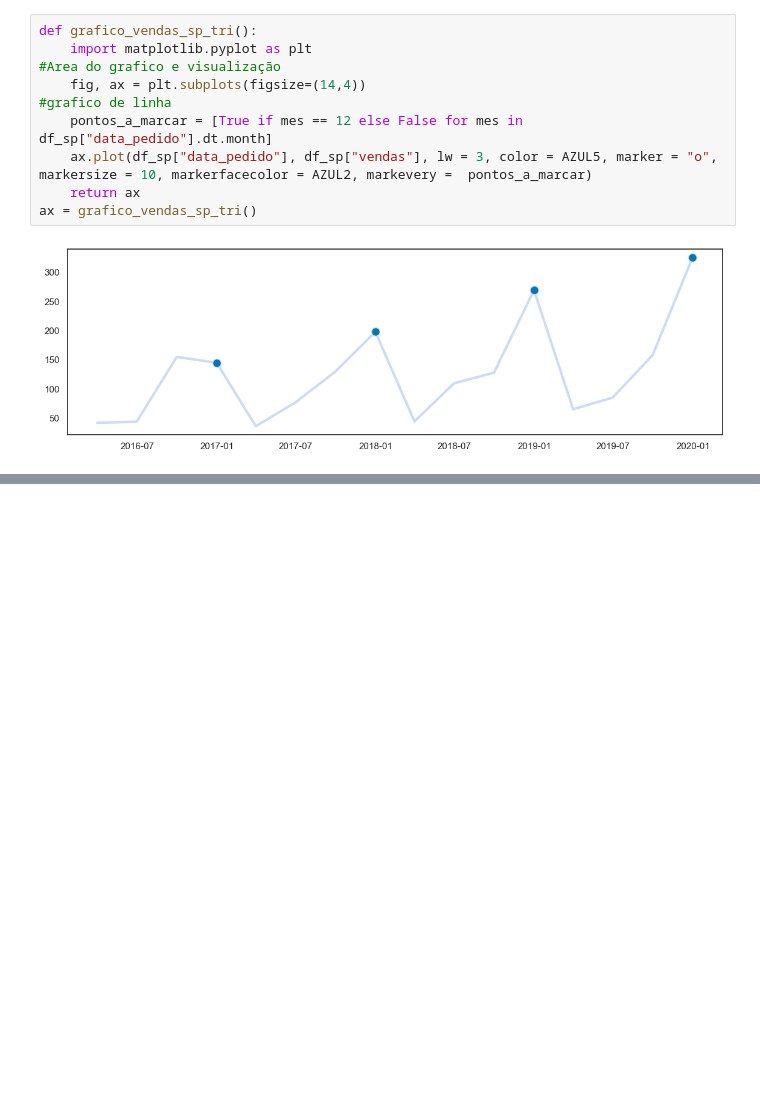
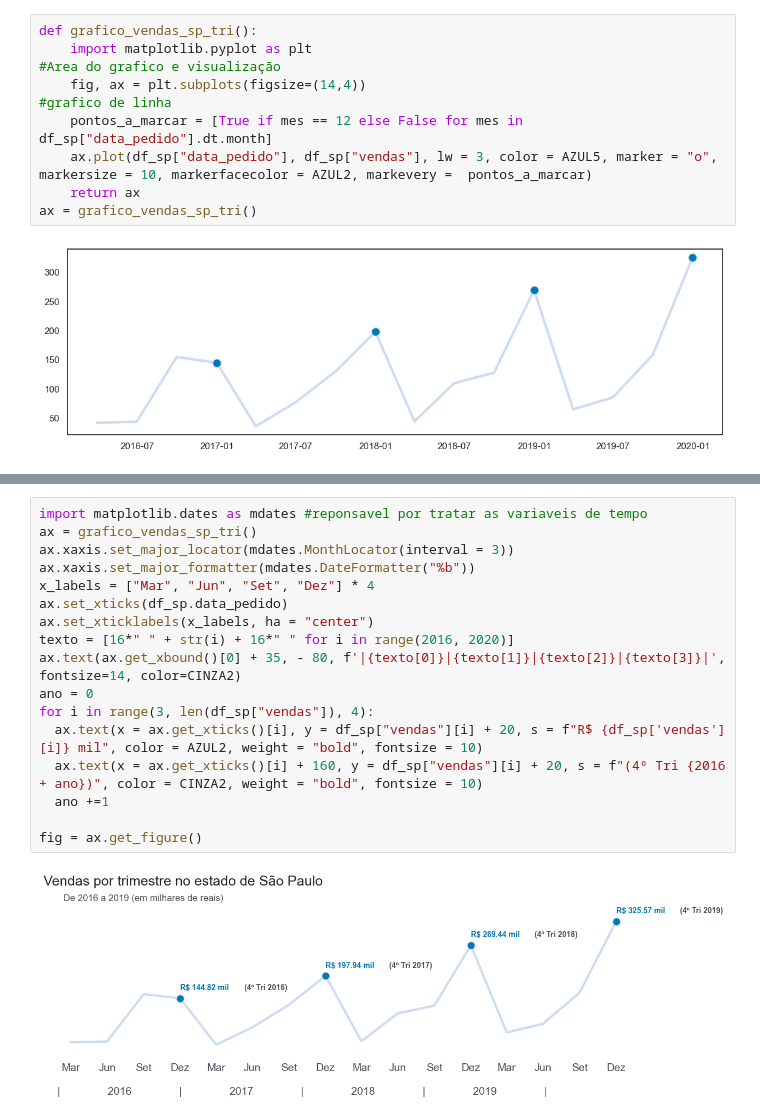
Before and after one commit to Cr0l3y/comparison_distribution_charts, a Jupyter notebook: grafic_comp_distr.ipynb, the cells around one changed output, grey strips where cells are left out. Cells and saved outputs as stored; diff of their text form; blank space fills up the shorter version.

Commit message:
Grafico_temporal_finalizado

```diff
--- a/grafic_comp_distr.ipynb
+++ b/grafic_comp_distr.ipynb
@@ -485,3 +467,22 @@ def grafico_vendas_sp_tri():
 ax = grafico_vendas_sp_tri()
 # %% [output]
 [figure]
+# %%
+import matplotlib.dates as mdates #reponsavel por tratar as variaveis de tempo
+ax = grafico_vendas_sp_tri()
+ax.xaxis.set_major_locator(mdates.MonthLocator(interval = 3))
+ax.xaxis.set_major_formatter(mdates.DateFormatter("%b"))
+x_labels = ["Mar", "Jun", "Set", "Dez"] * 4
+ax.set_xticks(df_sp.data_pedido)
+ax.set_xticklabels(x_labels, ha = "center")
+texto = [16*" " + str(i) + 16*" " for i in range(2016, 2020)]
+ax.text(ax.get_xbound()[0] + 35, - 80, f'|{texto[0]}|{texto[1]}|{texto[2]}|{texto[3]}|', fontsize=14, color=CINZA2)
+ano = 0
+for i in range(3, len(df_sp["vendas"]), 4):
+  ax.text(x = ax.get_xticks()[i], y = df_sp["vendas"][i] + 20, s = f"R$ {df_sp['vendas'][i]} mil", color = AZUL2, weight = "bold", fontsize = 10)
+  ax.text(x = ax.get_xticks()[i] + 160, y = df_sp["vendas"][i] + 20, s = f"(4º Tri {2016 + ano})", color = CINZA2, weight = "bold", fontsize = 10)
+  ano +=1
+
+fig = ax.get_figure()
+# %% [output]
+[figure, added]
```
Also changed, not shown: parts of 12 cells of this notebook.
